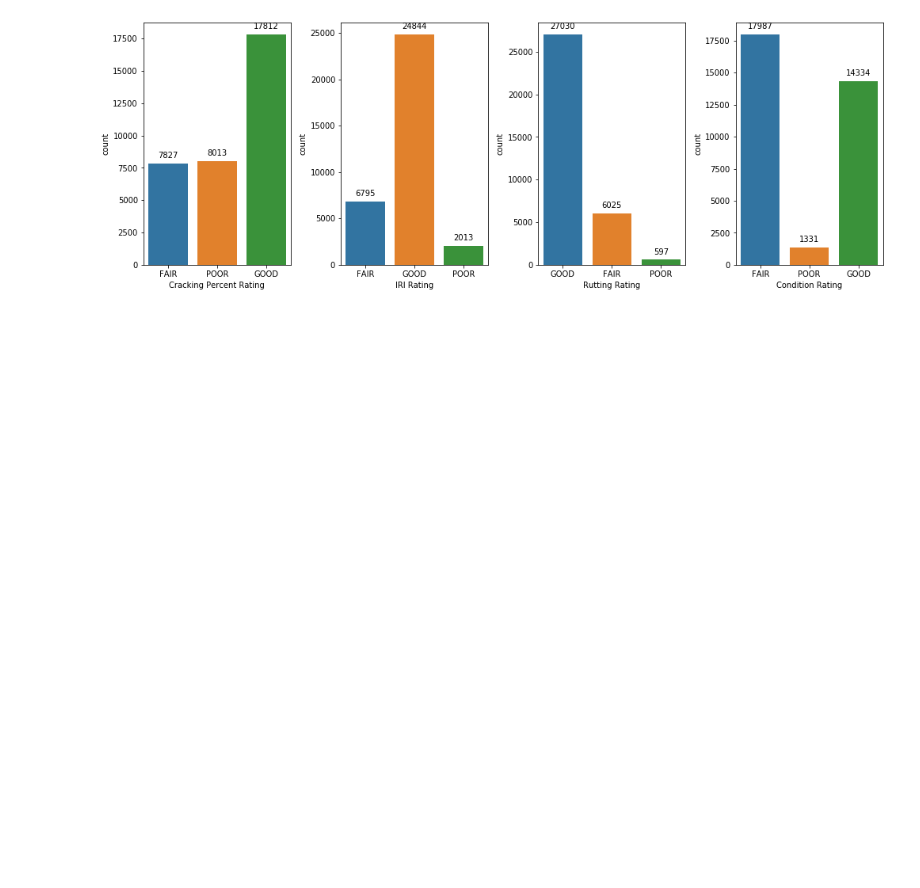
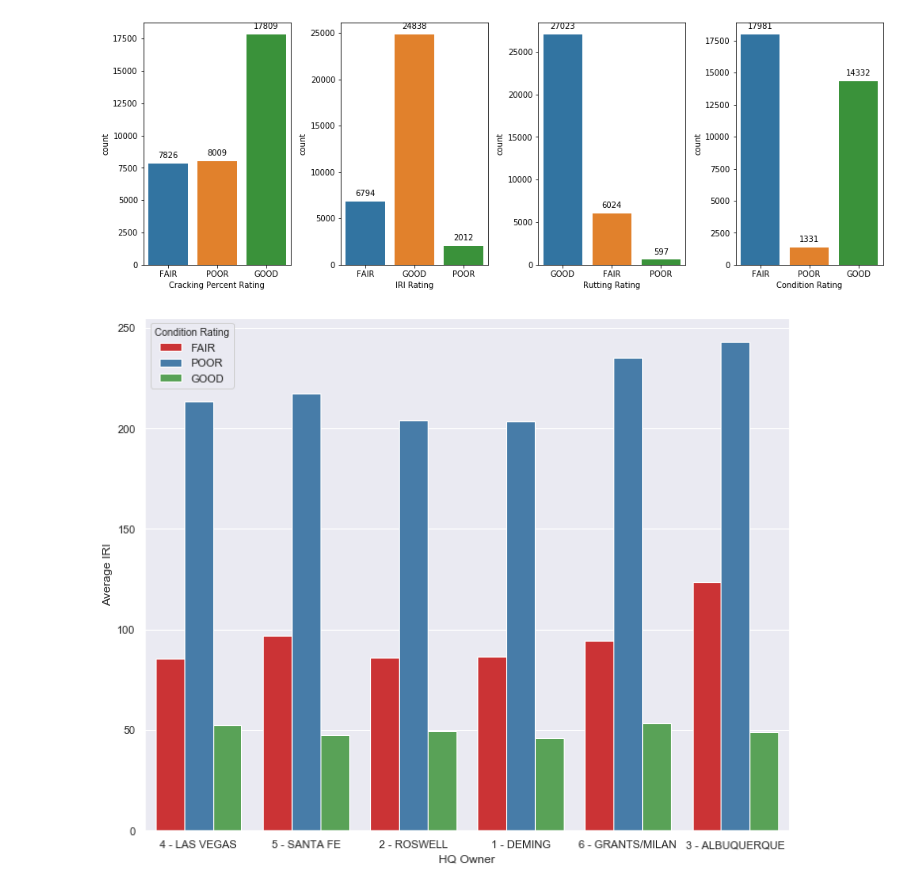
Before and after one commit to satishukadam/notebooks, a Jupyter notebook: SmartCity/FWHA_PavementMaintenance.ipynb, the cells around one changed output. Cells and saved outputs as stored; diff of their text form; code cells hidden in the pictures; blank space fills up the shorter version.

Commit message:
EDA for FWHA data

```diff
--- a/SmartCity/FWHA_PavementMaintenance.ipynb
+++ b/SmartCity/FWHA_PavementMaintenance.ipynb
@@ -9,6 +9,9 @@ import seaborn as sns
 
 from warnings import filterwarnings
 filterwarnings('ignore')
+
+plt.rcParams['figure.figsize'] = (20, 10)
+plt.rcParams['font.family'] = "serif"
 # %%
 df = pd.read_excel('D:\\Study\\DataScience\\Data\\MachineLearningData\\HighwayData\\10MilesData.xlsx',
                    sheet_name= '10milesdata')
@@ -18,6 +21,8 @@ df['IRI Rating'] = df['IRI Rating'].replace(to_replace=['qaqq'], value='GOOD')
 df['HQ Owner'] = df['HQ Owner'].replace(['DISTRICT 1 (DEMING)', 'DISTRICT 2 (ROSWELL)', 'DISTRICT 3 (ALBUQUERQUE)',
                                          'DISTRICT 4 (LAS VEGAS)', 'DISTRICT 5 (SANTA FE)', 'DISTRICT 6 (GRANTS/MILAN)'],
                                         ['1 - DEMING', '2 - ROSWELL', '3 - ALBUQUERQUE', '4 - LAS VEGAS', '5 - SANTA FE', '6 - GRANTS/MILAN'])
+# %%
+df = df[(df['HQ Owner'] !='Central Office')]
 # %%
 df.tail()
 # %% [output]
@@ -42,3 +47,13 @@ for i in range(len(ax)):
 plt.tight_layout()
 # %% [output]
 [figure]
+# %%
+sns.set()
+sns.set_palette('Set1')
+
+plt.figure(figsize=(10,8))
+sns.barplot(x='HQ Owner', y='Average IRI', hue='Condition Rating', data=df, ci=None)
+plt.tight_layout()
+plt.show()
+# %% [output]
+[figure, added]
```
Also changed, not shown: parts of 2 cells of this notebook.
